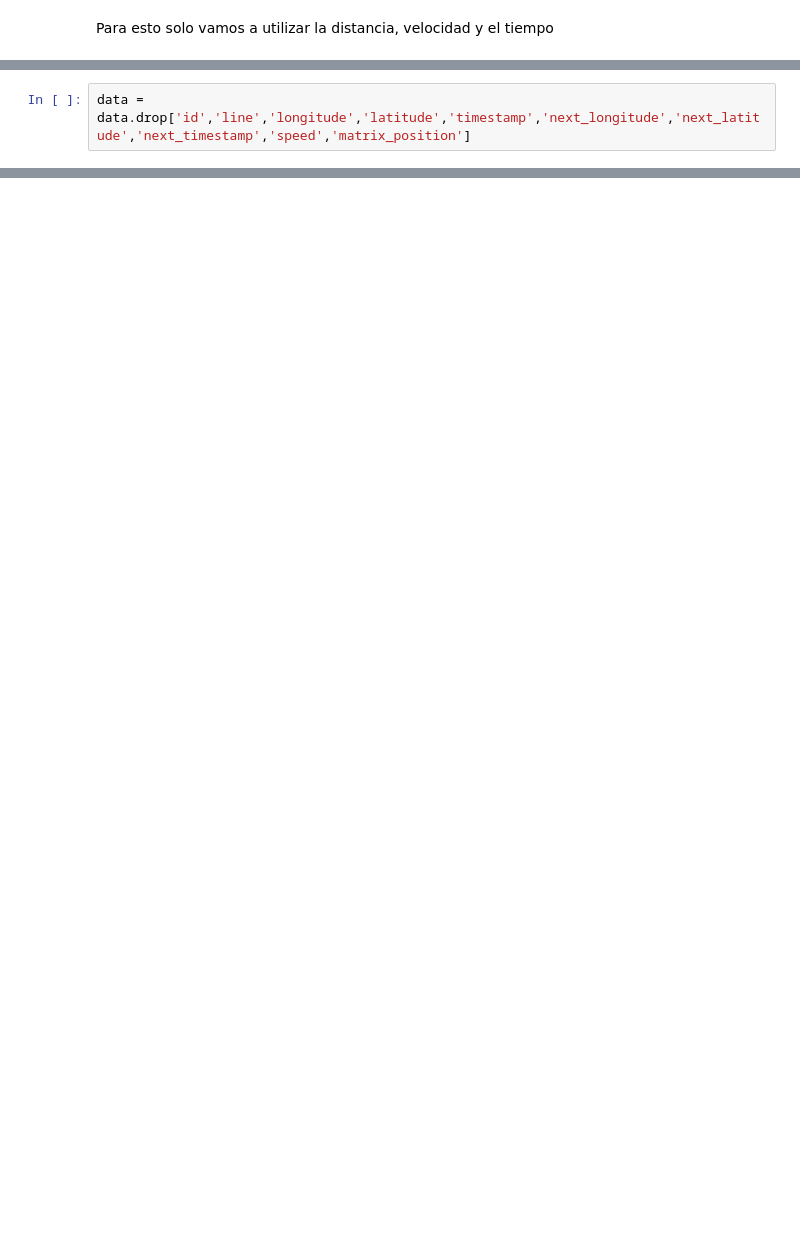
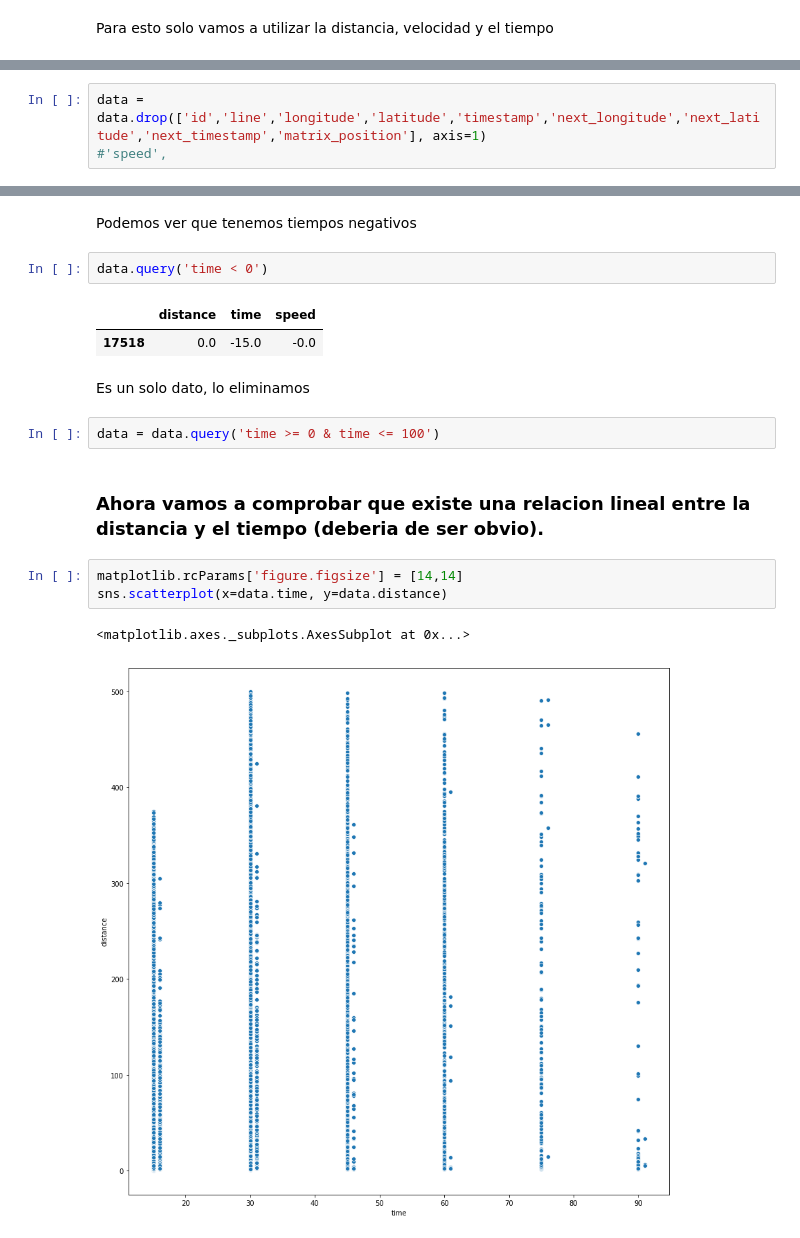
Before and after one commit to Mazzanicolas/TEA, a Jupyter notebook: notebooks/7 - Linear Regression.ipynb, the cells around one changed output, grey strips where cells are left out. Drawn from its saved outputs; the diff is of its cells as text; blank space fills up the shorter version.

```diff
--- a/notebooks/7 - Linear Regression.ipynb
+++ b/notebooks/7 - Linear Regression.ipynb
@@ -20,2 +32,3 @@ Para esto solo vamos a utilizar la distancia, velocidad y el tiempo
 # %%
-data = data.drop['id','line','longitude','latitude','timestamp','next_longitude','next_latitude','next_timestamp','speed','matrix_position']
+data = data.drop(['id','line','longitude','latitude','timestamp','next_longitude','next_latitude','next_timestamp','matrix_position'], axis=1)
+#'speed',
@@ -23,0 +58,19 @@ TypeError: 'method' object is not subscriptable
+# %% [markdown]
+Podemos ver que tenemos tiempos negativos
+# %%
+data.query('time < 0')
+# %% [output]
+|  | distance | time | speed |
+| 17518 | 0.0 | -15.0 | -0.0 |
+# %% [markdown]
+Es un solo dato, lo eliminamos
+# %%
+data = data.query('time >= 0 & time <= 100')
+# %% [markdown]
+### Ahora vamos a comprobar que existe una relacion lineal entre la distancia y el tiempo (deberia de ser obvio).
+# %%
+matplotlib.rcParams['figure.figsize'] = [14,14]
+sns.scatterplot(x=data.time, y=data.distance)
+# %% [output]
+<matplotlib.axes._subplots.AxesSubplot at 0x...>
+[figure, added]
```
Also changed, not shown: parts of 16 cells of this notebook.
